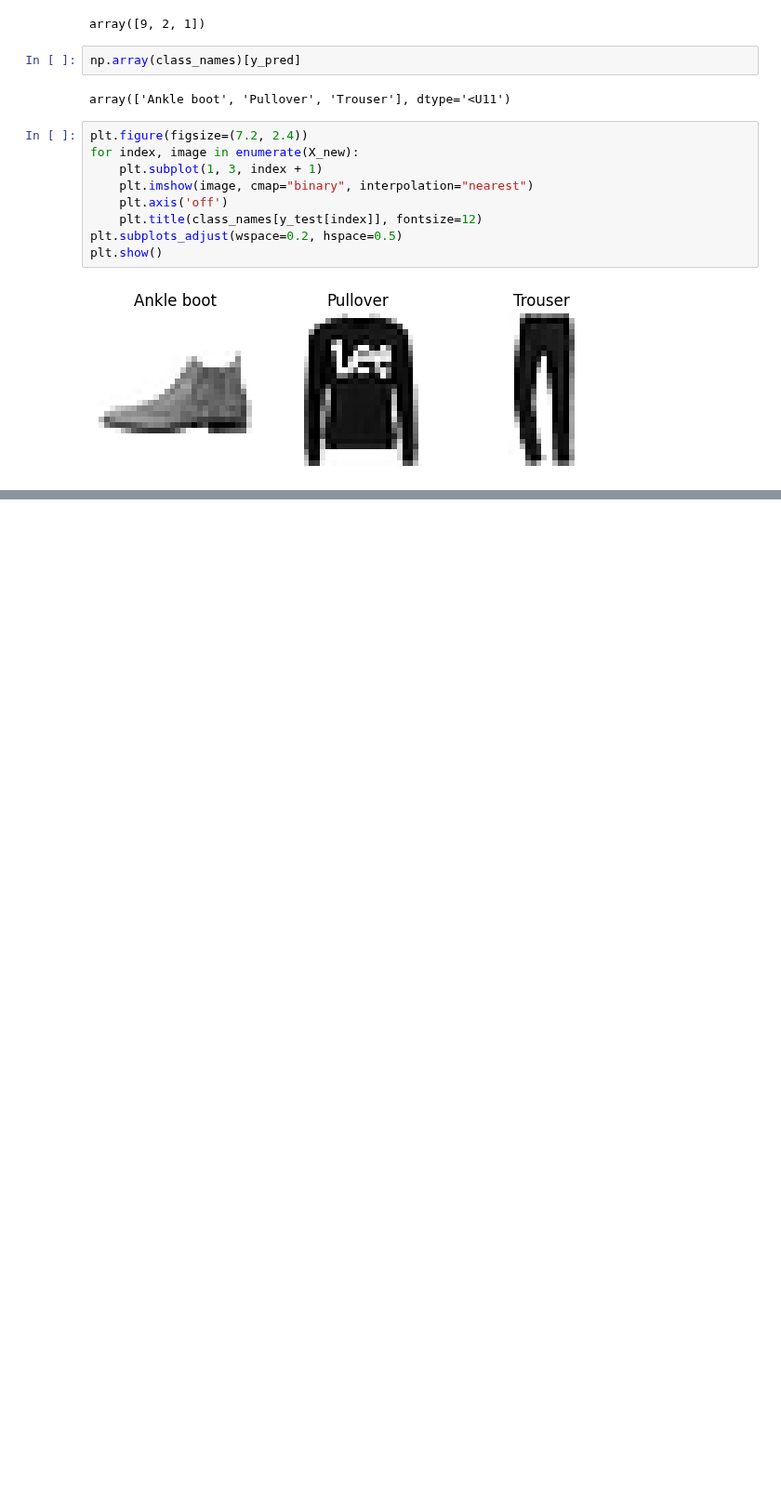
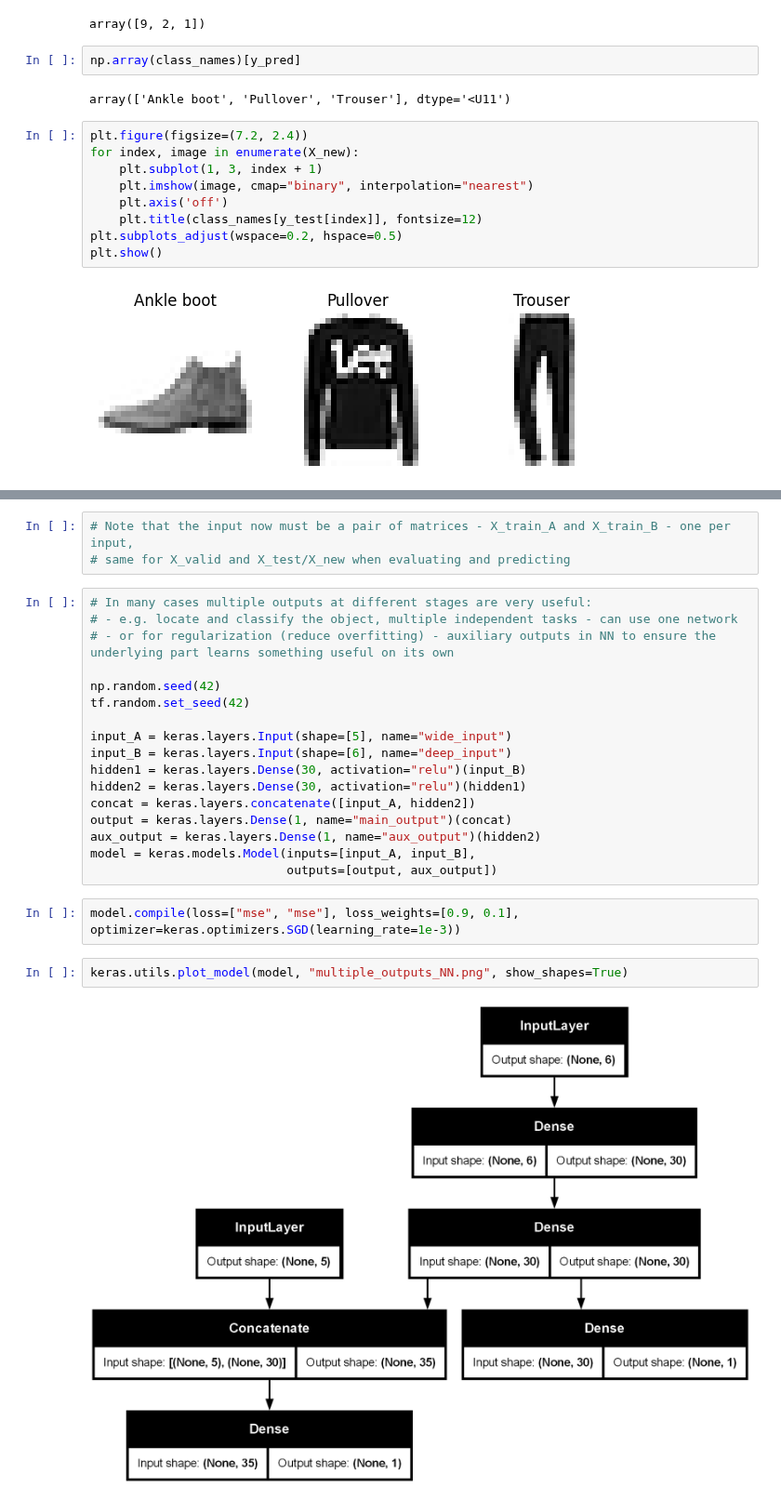
Before and after one commit to jonskerlj/ml_review, a Jupyter notebook: 10_NN_with_keras.ipynb, the cells around one changed output, grey strips where cells are left out. Shown at 93% size. Cells and saved outputs as stored; diff of their text form; blank space fills up the shorter version.

```diff
--- a/10_NN_with_keras.ipynb
+++ b/10_NN_with_keras.ipynb
@@ -438,0 +638,26 @@ plt.show()
+# %%
+# Note that the input now must be a pair of matrices - X_train_A and X_train_B - one per input,
+# same for X_valid and X_test/X_new when evaluating and predicting
+# %%
+# In many cases multiple outputs at different stages are very useful:
+# - e.g. locate and classify the object, multiple independent tasks - can use one network
+# - or for regularization (reduce overfitting) - auxiliary outputs in NN to ensure the underlying part learns something useful on its own
+
+np.random.seed(42)
+tf.random.set_seed(42)
+
+input_A = keras.layers.Input(shape=[5], name="wide_input")
+input_B = keras.layers.Input(shape=[6], name="deep_input")
+hidden1 = keras.layers.Dense(30, activation="relu")(input_B)
+hidden2 = keras.layers.Dense(30, activation="relu")(hidden1)
+concat = keras.layers.concatenate([input_A, hidden2])
+output = keras.layers.Dense(1, name="main_output")(concat)
+aux_output = keras.layers.Dense(1, name="aux_output")(hidden2)
+model = keras.models.Model(inputs=[input_A, input_B],
+                           outputs=[output, aux_output])
+# %%
+model.compile(loss=["mse", "mse"], loss_weights=[0.9, 0.1], optimizer=keras.optimizers.SGD(learning_rate=1e-3))
+# %%
+keras.utils.plot_model(model, "multiple_outputs_NN.png", show_shapes=True)
+# %% [output]
+[figure, added]
```
Also changed, not shown: parts of 25 cells of this notebook, 2 other files.
